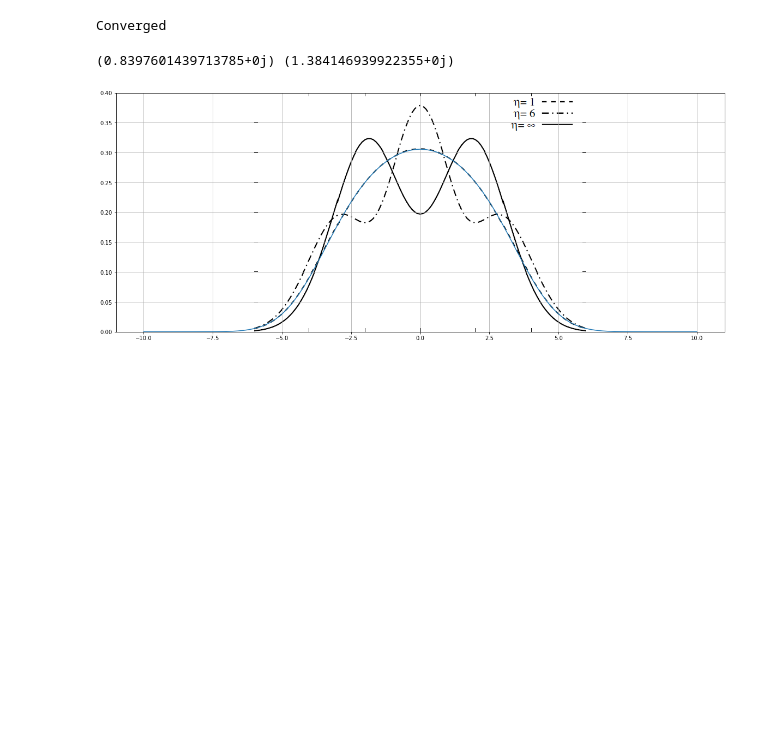
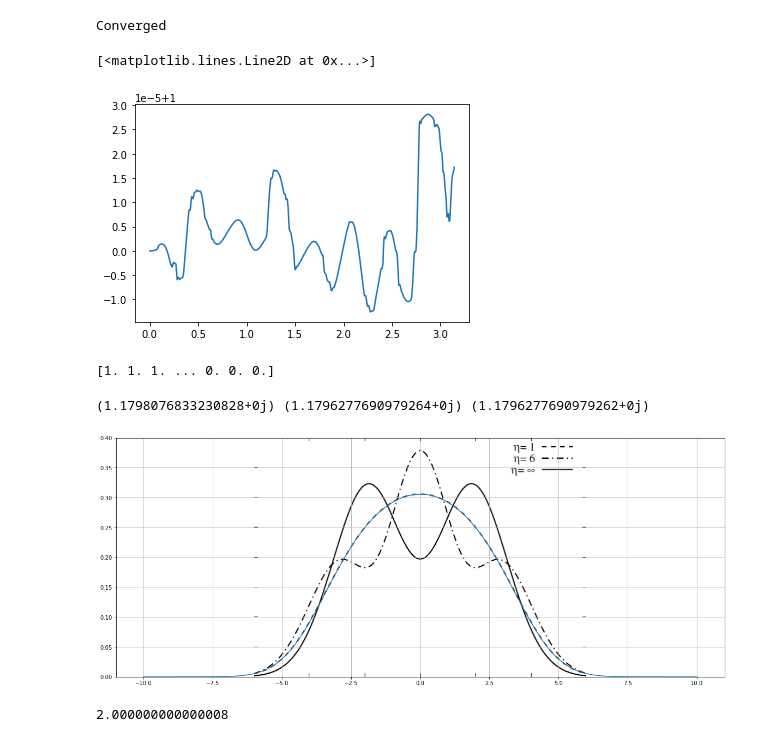
Before and after one commit to Matteo294/FYS4411, a Jupyter notebook: Project2/code/tdhf.ipynb, the cells around one changed output. Drawn from its saved outputs; the diff is of its cells as text; code cells hidden in the pictures; blank space fills up the shorter version.

Commit message:
first attempt of time evolution

```diff
--- a/Project2/code/tdhf.ipynb
+++ b/Project2/code/tdhf.ipynb
@@ -111,24 +142,56 @@ num_grid_points = 101  # The number of discretized points on the grid.
 # More points give better results for the single-particle basis at the cost of slower setup.
 alpha = 1  # The strength of the Coulomb interaction
 a = 0.25  # The shielding parameter in the Coulomb interaction potential
-omega = 0.25  # The frequency of the harmonic oscillator trap
-potential=ODQD.HOPotential(omega)
+Omega = 0.25  # The frequency of the harmonic oscillator trap
+potential=ODQD.HOPotential(Omega)
 nparticles = 2
-# %%
-odho = ODQD(l, grid_length, num_grid_points, a=a, alpha=alpha, potential=potential )
-system = GeneralOrbitalSystem(n=nparticles, basis_set=odho, anti_symmetrize=True)
-epsilon, C = solve_HF(system, nparticles=nparticles, tolerance=1e-4, max_iter=500)
-#system.change_basis(C)
-# %% [output]
-Converged
+# %%
+odho = ODQD(l, grid_length, num_grid_points, a=a, alpha=alpha, potential=potential )
+system = GeneralOrbitalSystem(n=nparticles, basis_set=odho, anti_symmetrize=True)
+epsilon, C0 = solve_HF(system, nparticles=nparticles, tolerance=5e-5, max_iter=500, print_on=True)
+#system.change_basis(C)
+omega = 8*Omega
+epsilon0 = 1
+dt = 1e-4
+imax = int( 2*np.pi/omega / dt)
+overlap = np.zeros( (imax) )
+time = np.linspace( 0, imax*dt, imax )
+
+def rhs(t,C):
+    C = np.reshape(C, (system.l, system.l))
+    f = fill_fock_matrix(system, C, t)
+    res = -1j * np.dot(f, C)
+    res = np.reshape(res, (len(res)**2) )
+    return res
+
+integrator = scipy.integrate.complex_ode(rhs).set_integrator('vode', method='bdf')
+integrator.set_initial_value(np.reshape(C0, np.shape(C0)[0]*np.shape(C0)[0]), 0)
+
+i=0
+while integrator.successful() and integrator.t < imax*dt:
+    C = integrator.integrate(integrator.t+dt)
+    C = np.reshape(C, system.h.shape )
+    overlap[i] = np.abs( np.linalg.det( np.dot(np.conjugate(np.transpose(C)), C0)) )**2
+    C = np.reshape(C, (system.l**2) )
+    i += 1
+
+plt.plot(time, overlap)
+# %% [output]
+Converged
+[<matplotlib.lines.Line2D at 0x...>]
+[figure, added]
+# %%
+print(overlap)
+# %% [output]
+[1. 1. 1. ... 0. 0. 0.]
 # %%
 #total energy
-print(total_energy(system, epsilon), system.compute_reference_energy())
+print(total_energy(system,epsilon), total_energy(system), system.compute_reference_energy())
 # %% [output]
-(0.8397601439713785+0j) (1.384146939922355+0j)
+(1.1798076833230828+0j) (1.1796277690979264+0j) (1.1796277690979262+0j)
 # %%
 # particle density
-density = evaluate_density_matrix(nparticles, C)
+density = evaluate_density_matrix(nparticles,C)
 
 SD = system.compute_particle_density(density)
 plt.figure(figsize=(20, 20))
@@ -140,5 +203,8 @@ plt.gca().set_aspect(aspect)
 plt.plot(system.grid, SD.real)
 plt.grid()
 plt.show()
+
+print(scipy.integrate.trapz(SD.real, system.grid))
 # %% [output]
 [figure]
+2.000000000000008
```
Also changed, not shown: parts of 4 cells of this notebook.
